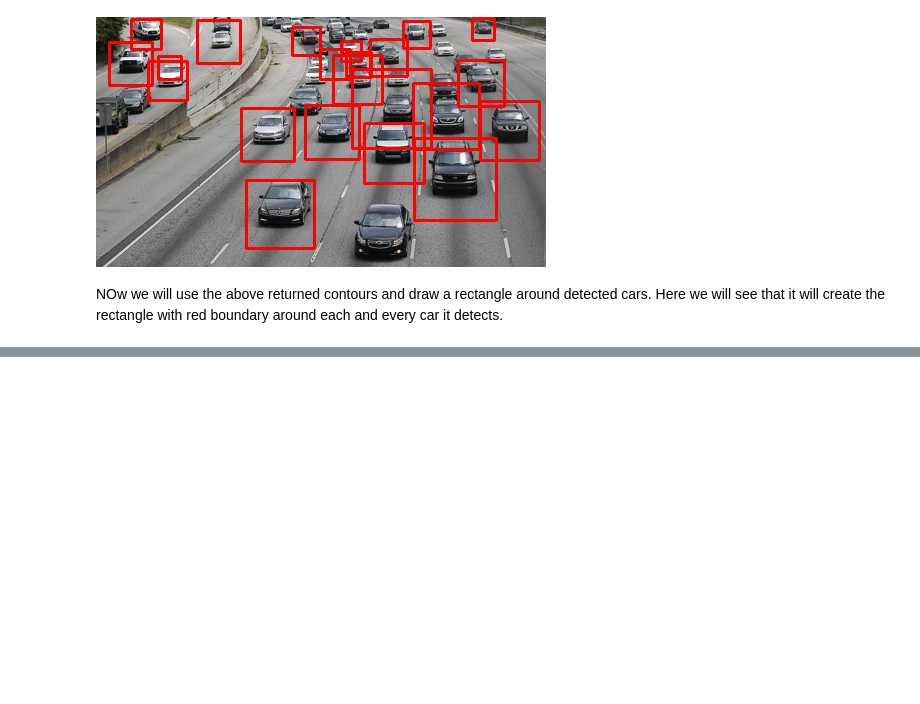
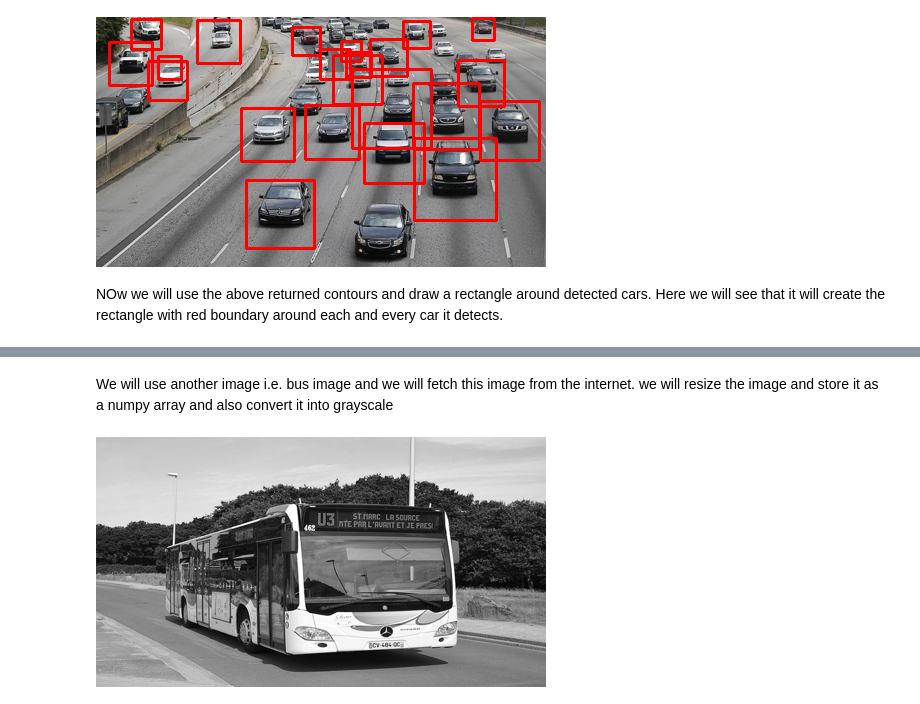
Before and after one commit to sakline-mustak/Machine-Learning-Projects, a Jupyter notebook: Vehicle Detection And Counting Flask App/Vehicle_Detect_Count.ipynb, the cells around one changed output, grey strips where cells are left out. Drawn from its saved outputs; the diff is of its cells as text; code cells hidden in the pictures; blank space fills up the shorter version.

```diff
--- a/Vehicle Detection And Counting Flask App/Vehicle_Detect_Count.ipynb
+++ b/Vehicle Detection And Counting Flask App/Vehicle_Detect_Count.ipynb
@@ -77,0 +95,7 @@ NOw we will use the above returned contours and draw a rectangle around detected
+# %% [markdown]
+We will use another image i.e. bus image and we will fetch this image from the internet. we will resize the image and store it as a numpy array and also convert it into grayscale
+# %%
+grey2 = cv2.cvtColor(image_arr2, cv2.COLOR_BGR2GRAY)
+Image.fromarray(grey2)
+# %% [output]
+[figure, added]
```
Also changed, not shown: parts of 14 cells of this notebook.
